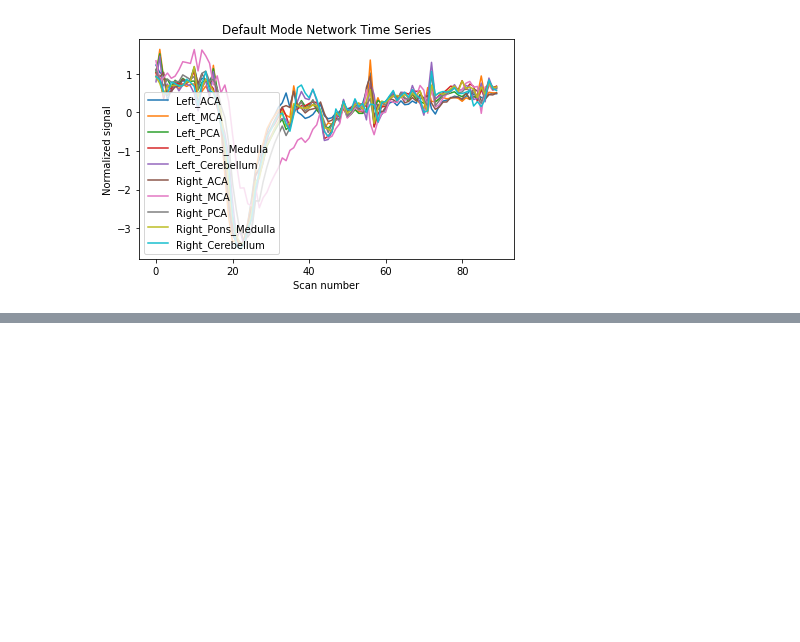
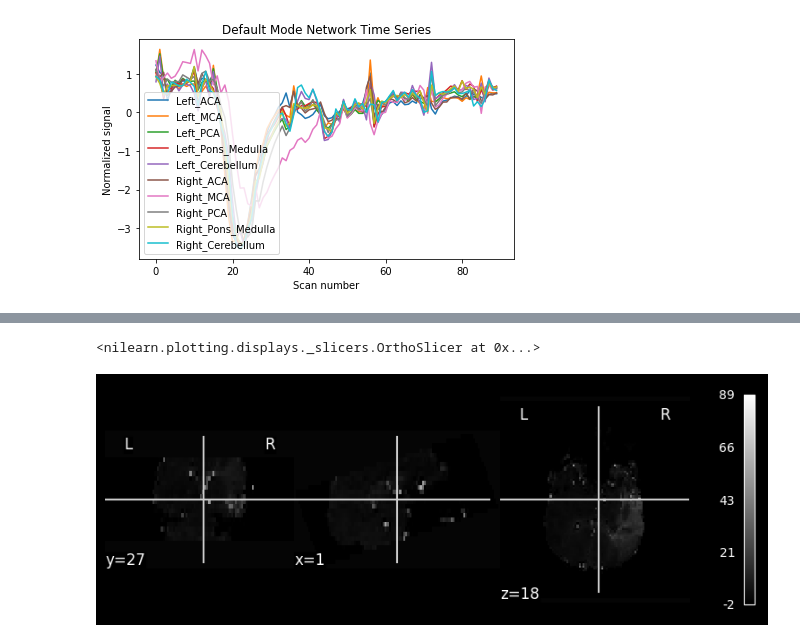
Before and after one commit to zhanghaoyue/stroke_preprocessing, a Jupyter notebook: PWI_map_test.ipynb, the cells around one changed output, grey strips where cells are left out. Drawn from its saved outputs; the diff is of its cells as text; code cells hidden in the pictures; blank space fills up the shorter version.

```diff
--- a/PWI_map_test.ipynb
+++ b/PWI_map_test.ipynb
@@ -196,0 +212,5 @@ time_series = masker.fit_transform(data.func[0],
+# %%
+plotting.plot_anat(pre_tmax, colorbar=True)
+# %% [output]
+<nilearn.plotting.displays._slicers.OrthoSlicer at 0x...>
+[figure, added]
```
Also changed, not shown: parts of 5 cells of this notebook, 2 other files.
